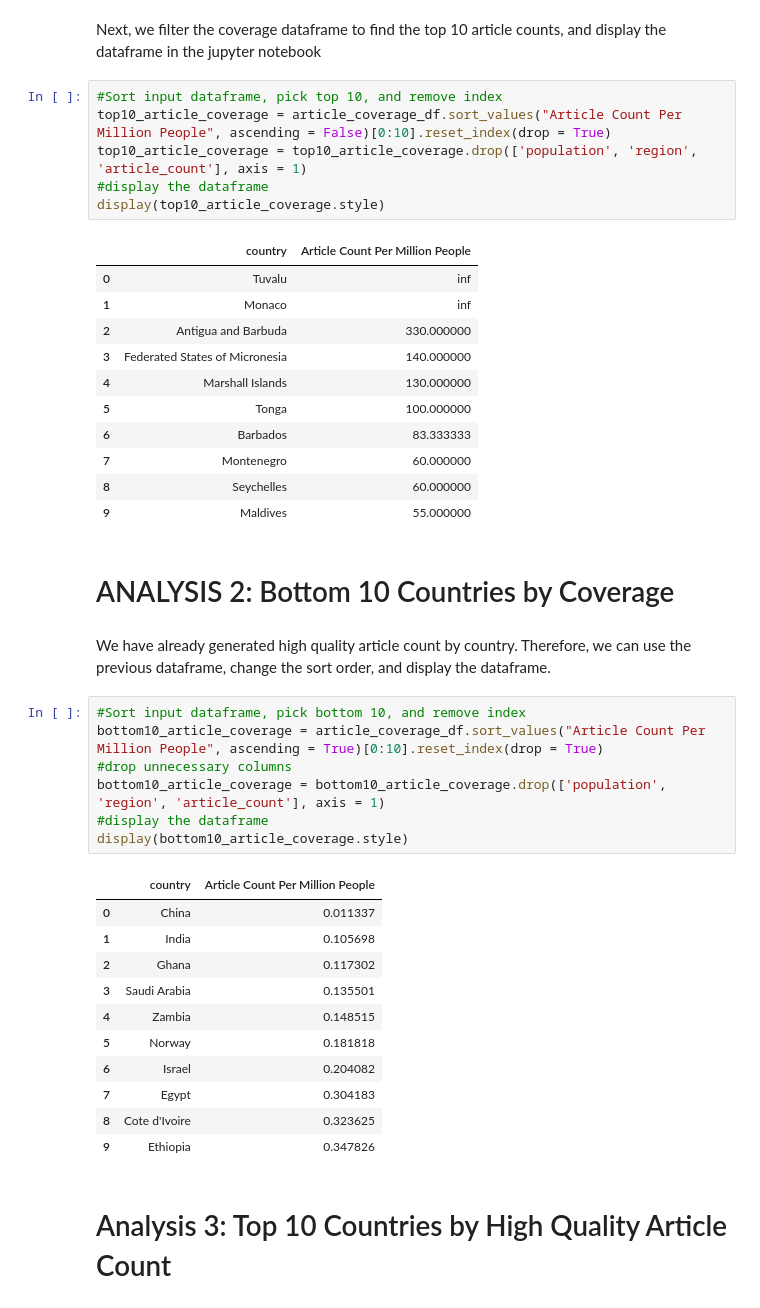
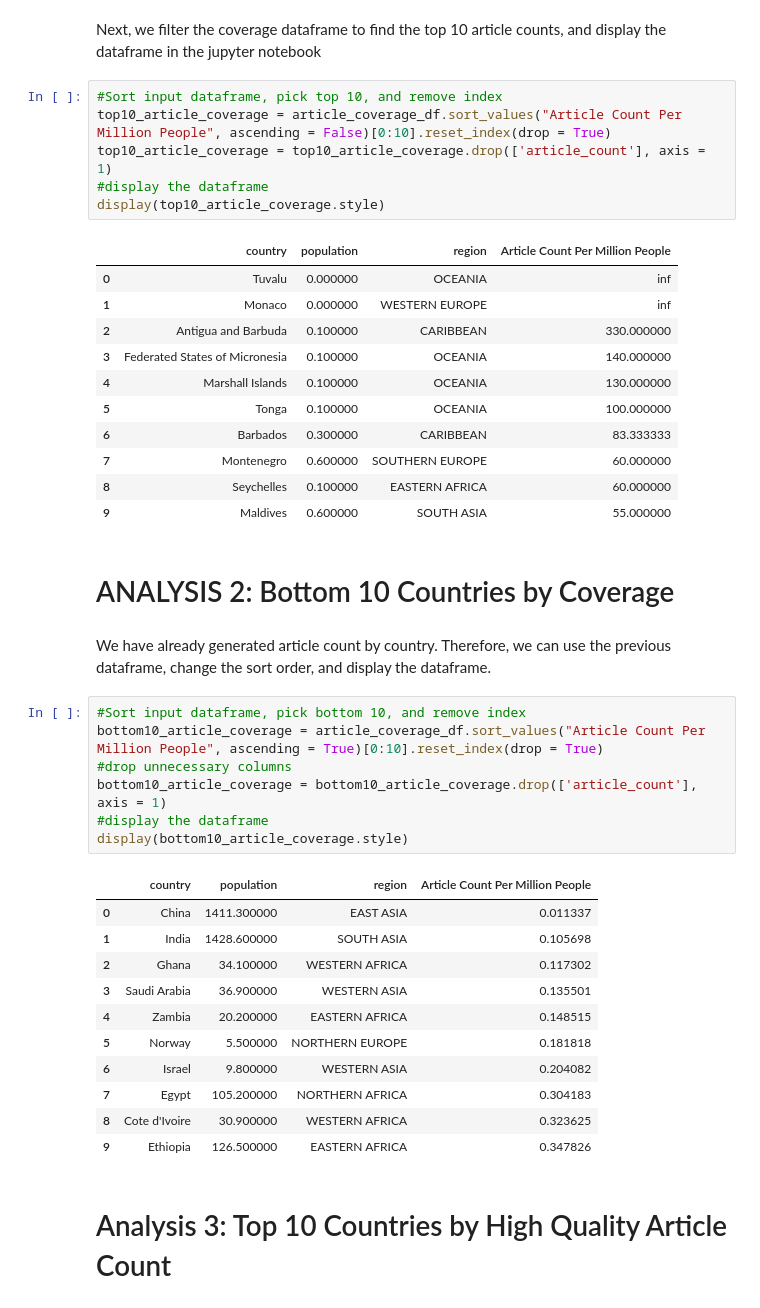
Before and after one commit to SSGurajala/DATA512, a Jupyter notebook: data-512-homework_2/src/notebooks/data_analysis.ipynb, the cells around one changed output. Cells and saved outputs as stored; diff of their text form.

```diff
--- a/data-512-homework_2/src/notebooks/data_analysis.ipynb
+++ b/data-512-homework_2/src/notebooks/data_analysis.ipynb
@@ -30,44 +30,44 @@ Next, we filter the coverage dataframe to find the top 10 article counts, and di
 # %%
 #Sort input dataframe, pick top 10, and remove index
 top10_article_coverage = article_coverage_df.sort_values("Article Count Per Million People", ascending = False)[0:10].reset_index(drop = True)
-top10_article_coverage = top10_article_coverage.drop(['population', 'region', 'article_count'], axis = 1)
+top10_article_coverage = top10_article_coverage.drop(['article_count'], axis = 1)
 #display the dataframe
 display(top10_article_coverage.style)
 # %% [output]
-|  | country | Article Count Per Million People |
-| 0 | Tuvalu | inf |
-| 1 | Monaco | inf |
-| 2 | Antigua and Barbuda | 330.000000 |
-| 3 | Federated States of Micronesia | 140.000000 |
-| 4 | Marshall Islands | 130.000000 |
-| 5 | Tonga | 100.000000 |
-| 6 | Barbados | 83.333333 |
-| 7 | Montenegro | 60.000000 |
-| 8 | Seychelles | 60.000000 |
-| 9 | Maldives | 55.000000 |
+|  | country | population | region | Article Count Per Million People |
+| 0 | Tuvalu | 0.000000 | OCEANIA | inf |
+| 1 | Monaco | 0.000000 | WESTERN EUROPE | inf |
+| 2 | Antigua and Barbuda | 0.100000 | CARIBBEAN | 330.000000 |
+| 3 | Federated States of Micronesia | 0.100000 | OCEANIA | 140.000000 |
+| 4 | Marshall Islands | 0.100000 | OCEANIA | 130.000000 |
+| 5 | Tonga | 0.100000 | OCEANIA | 100.000000 |
+| 6 | Barbados | 0.300000 | CARIBBEAN | 83.333333 |
+| 7 | Montenegro | 0.600000 | SOUTHERN EUROPE | 60.000000 |
+| 8 | Seychelles | 0.100000 | EASTERN AFRICA | 60.000000 |
+| 9 | Maldives | 0.600000 | SOUTH ASIA | 55.000000 |
 # %% [markdown]
 # ANALYSIS 2: Bottom 10 Countries by Coverage
 # %% [markdown]
-We have already generated high quality article count by country. Therefore, we can use the previous dataframe, change the sort order, and display the dataframe.
+We have already generated article count by country. Therefore, we can use the previous dataframe, change the sort order, and display the dataframe.
 # %%
 #Sort input dataframe, pick bottom 10, and remove index
 bottom10_article_coverage = article_coverage_df.sort_values("Article Count Per Million People", ascending = True)[0:10].reset_index(drop = True)
 #drop unnecessary columns
-bottom10_article_coverage = bottom10_article_coverage.drop(['population', 'region', 'article_count'], axis = 1)
+bottom10_article_coverage = bottom10_article_coverage.drop(['article_count'], axis = 1)
 #display the dataframe
 display(bottom10_article_coverage.style)
 # %% [output]
-|  | country | Article Count Per Million People |
-| 0 | China | 0.011337 |
-| 1 | India | 0.105698 |
-| 2 | Ghana | 0.117302 |
-| 3 | Saudi Arabia | 0.135501 |
-| 4 | Zambia | 0.148515 |
-| 5 | Norway | 0.181818 |
-| 6 | Israel | 0.204082 |
-| 7 | Egypt | 0.304183 |
-| 8 | Cote d'Ivoire | 0.323625 |
-| 9 | Ethiopia | 0.347826 |
+|  | country | population | region | Article Count Per Million People |
+| 0 | China | 1411.300000 | EAST ASIA | 0.011337 |
+| 1 | India | 1428.600000 | SOUTH ASIA | 0.105698 |
+| 2 | Ghana | 34.100000 | WESTERN AFRICA | 0.117302 |
+| 3 | Saudi Arabia | 36.900000 | WESTERN ASIA | 0.135501 |
+| 4 | Zambia | 20.200000 | EASTERN AFRICA | 0.148515 |
+| 5 | Norway | 5.500000 | NORTHERN EUROPE | 0.181818 |
+| 6 | Israel | 9.800000 | WESTERN ASIA | 0.204082 |
+| 7 | Egypt | 105.200000 | NORTHERN AFRICA | 0.304183 |
+| 8 | Cote d'Ivoire | 30.900000 | WESTERN AFRICA | 0.323625 |
+| 9 | Ethiopia | 126.500000 | EASTERN AFRICA | 0.347826 |
 # %% [markdown]
 # Analysis 3: Top 10 Countries by High Quality Article Count
 # %% [markdown]
```
Also changed, not shown: parts of 8 cells of this notebook, 1 other file.
